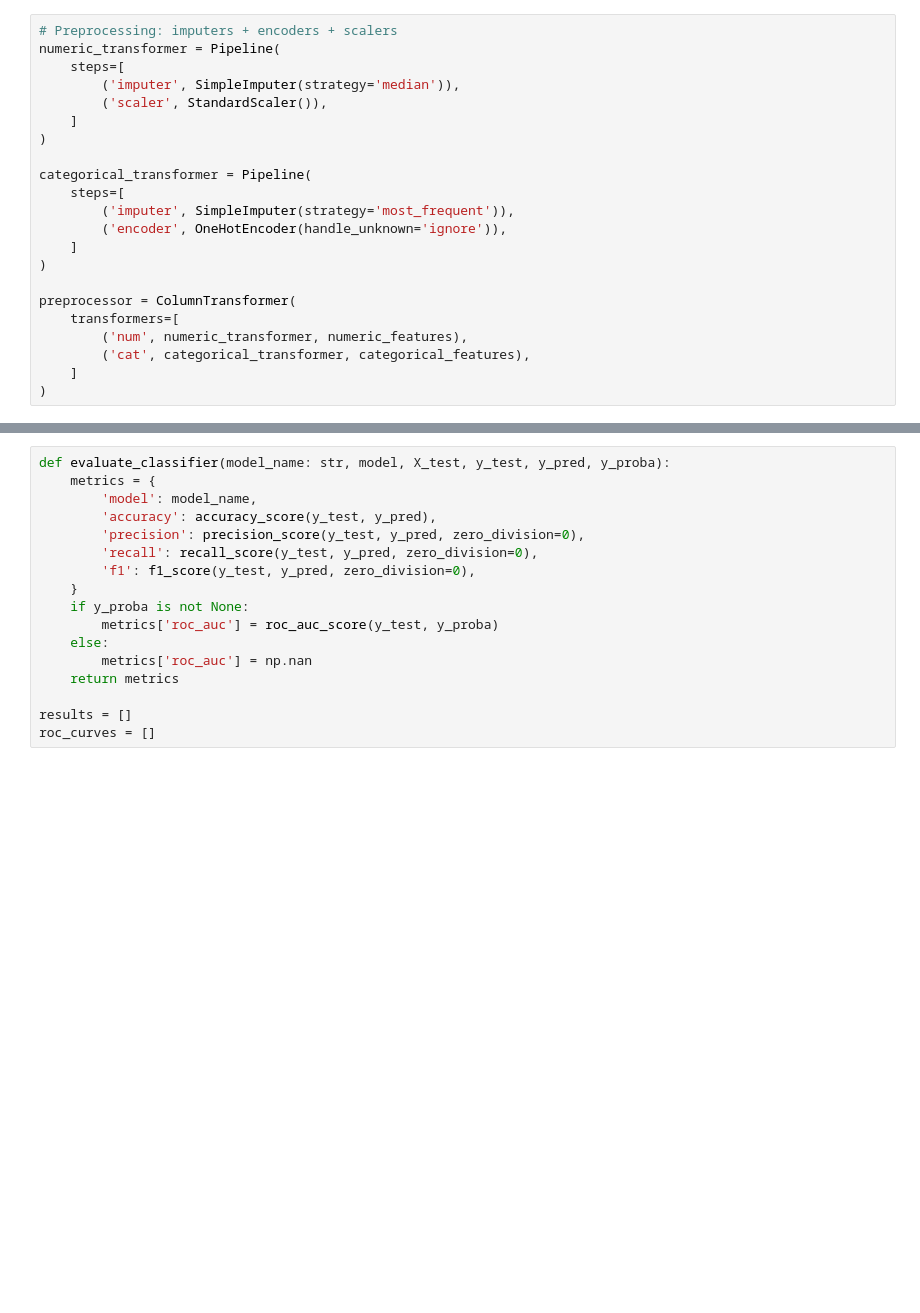
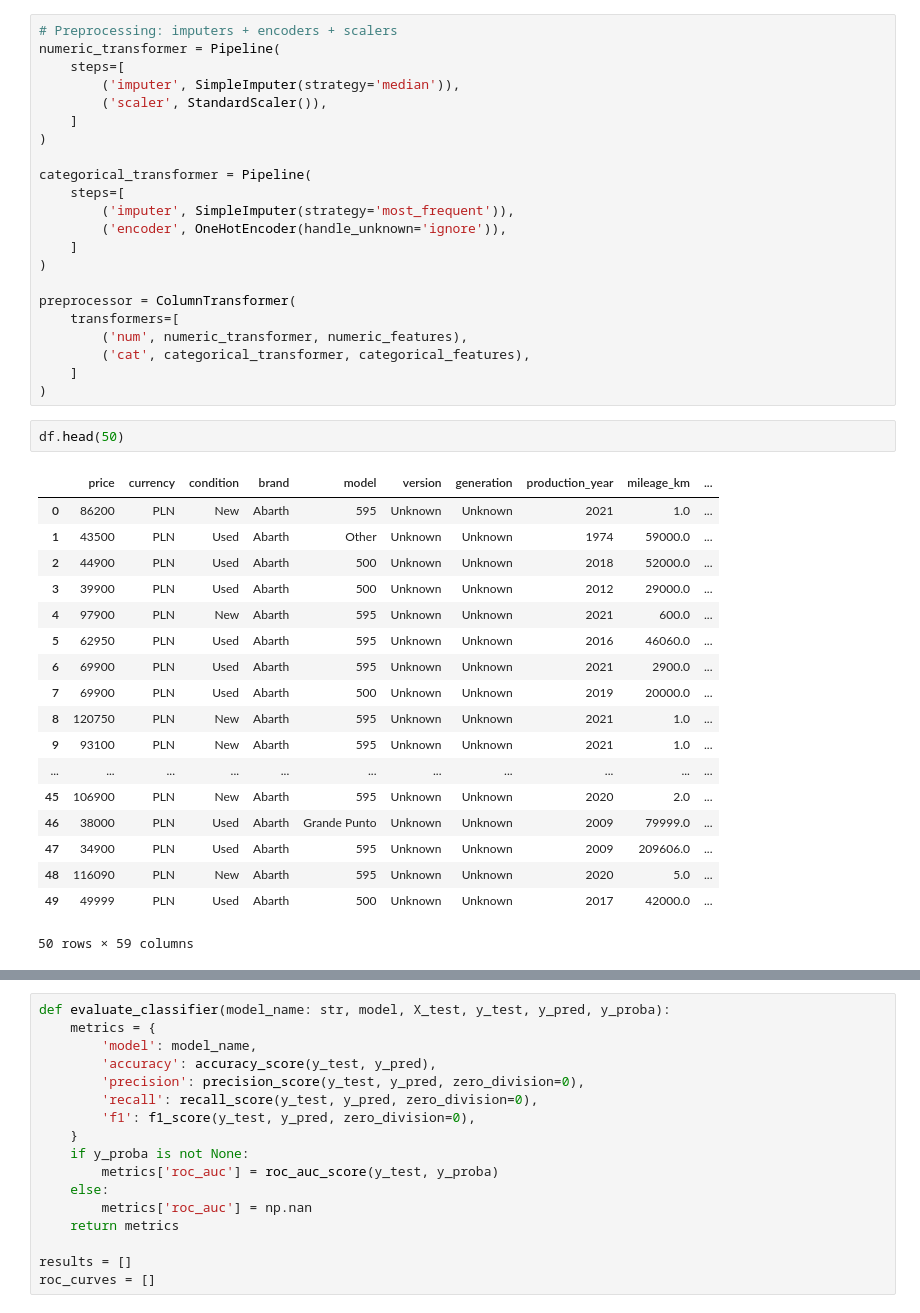
Before and after one commit to four-dragons-casino/big-data-project, a Jupyter notebook: model_training.ipynb, the cells around one changed output, grey strips where cells are left out. Saved outputs shown, nothing was run; the diff lists cells and outputs as text; blank space fills up the shorter version.

```diff
--- a/model_training.ipynb
+++ b/model_training.ipynb
@@ -101,3 +102,24 @@ preprocessor = ColumnTransformer(
         ('cat', categorical_transformer, categorical_features),
     ]
 )
+# %%
+df.head(50)
+# %% [output]
+|  | price | currency | condition | brand | model | version | generation | production_year | mileage_km | ... |
+| 0 | 86200 | PLN | New | Abarth | 595 | Unknown | Unknown | 2021 | 1.0 | ... |
+| 1 | 43500 | PLN | Used | Abarth | Other | Unknown | Unknown | 1974 | 59000.0 | ... |
+| 2 | 44900 | PLN | Used | Abarth | 500 | Unknown | Unknown | 2018 | 52000.0 | ... |
+| 3 | 39900 | PLN | Used | Abarth | 500 | Unknown | Unknown | 2012 | 29000.0 | ... |
+| 4 | 97900 | PLN | New | Abarth | 595 | Unknown | Unknown | 2021 | 600.0 | ... |
+| 5 | 62950 | PLN | Used | Abarth | 595 | Unknown | Unknown | 2016 | 46060.0 | ... |
+| 6 | 69900 | PLN | Used | Abarth | 595 | Unknown | Unknown | 2021 | 2900.0 | ... |
+| 7 | 69900 | PLN | Used | Abarth | 500 | Unknown | Unknown | 2019 | 20000.0 | ... |
+| 8 | 120750 | PLN | New | Abarth | 595 | Unknown | Unknown | 2021 | 1.0 | ... |
+| 9 | 93100 | PLN | New | Abarth | 595 | Unknown | Unknown | 2021 | 1.0 | ... |
+| ... | ... | ... | ... | ... | ... | ... | ... | ... | ... | ... |
+| 45 | 106900 | PLN | New | Abarth | 595 | Unknown | Unknown | 2020 | 2.0 | ... |
+| 46 | 38000 | PLN | Used | Abarth | Grande Punto | Unknown | Unknown | 2009 | 79999.0 | ... |
+| 47 | 34900 | PLN | Used | Abarth | 595 | Unknown | Unknown | 2009 | 209606.0 | ... |
+| 48 | 116090 | PLN | New | Abarth | 595 | Unknown | Unknown | 2020 | 5.0 | ... |
+| 49 | 49999 | PLN | Used | Abarth | 500 | Unknown | Unknown | 2017 | 42000.0 | ... |
+50 rows × 59 columns
```
Also changed, not shown: parts of 6 cells of this notebook, 2 other files.
